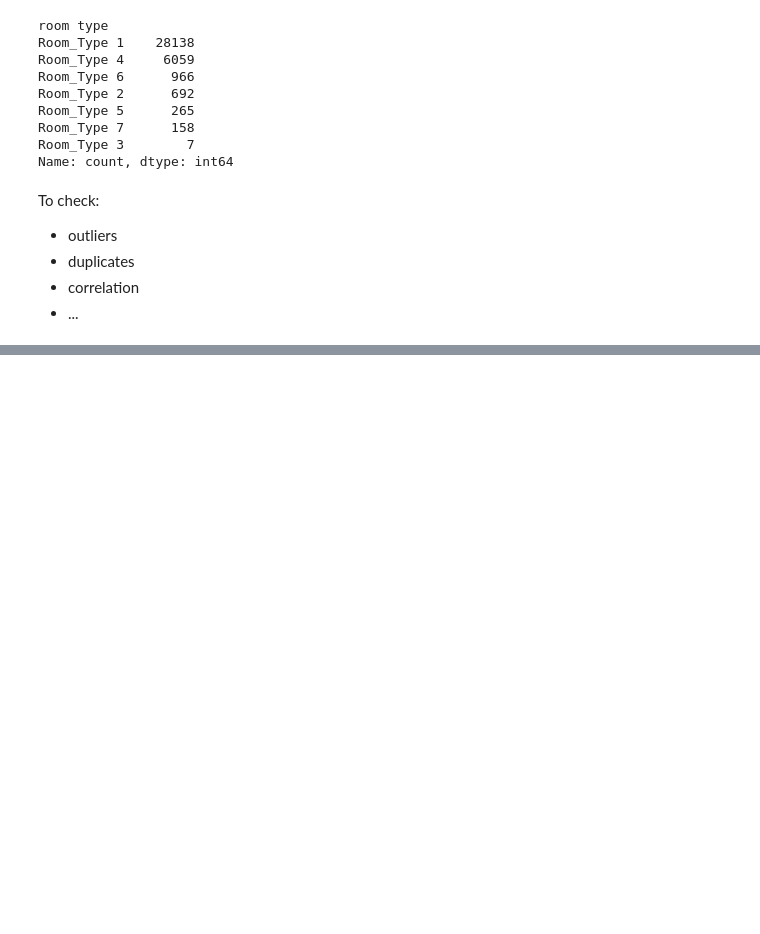
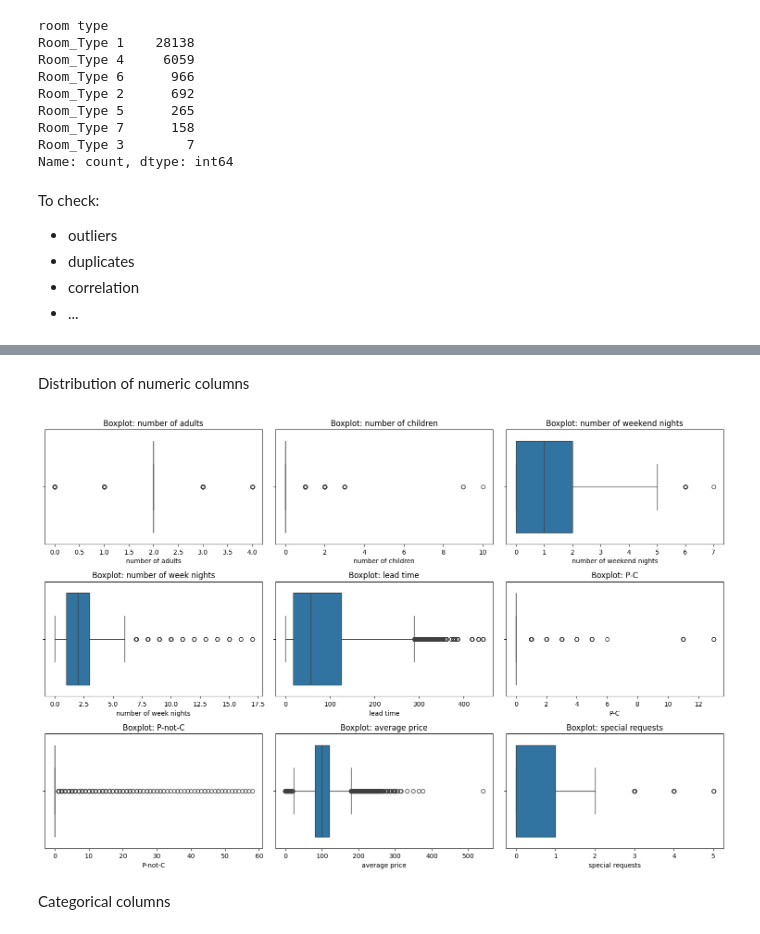
Before and after one commit to liza-no/MLOps_project, a Jupyter notebook: project_mlops/notebooks/Data Exploration.ipynb, the cells around one changed output, grey strips where cells are left out. Drawn from its saved outputs; the diff is of its cells as text; code cells hidden in the pictures; blank space fills up the shorter version.

```diff
--- a/project_mlops/notebooks/Data Exploration.ipynb
+++ b/project_mlops/notebooks/Data Exploration.ipynb
@@ -112,0 +279,6 @@ To check:
+# %%
+numeric_cols = ['number of adults', 'number of children', 'number of weekend nights',
+                'number of week nights', 'lead time', 'P-C', 'P-not-C',
+                'average price', 'special requests']
+
+print(df[numeric_cols].describe())
@@ -112,0 +303,14 @@ To check:
+# %% [markdown]
+Distribution of numeric columns
+# %%
+plt.figure(figsize=(15,10))
+for i, col in enumerate(numeric_cols, 1):
+    plt.subplot(3, 3, i)
+    sns.boxplot(x=df[col])
+    plt.title(f"Boxplot: {col}")
+plt.tight_layout()
+plt.show()
+# %% [output]
+[figure, added]
+# %% [markdown]
+Categorical columns
```
Also changed, not shown: parts of 45 cells of this notebook.
